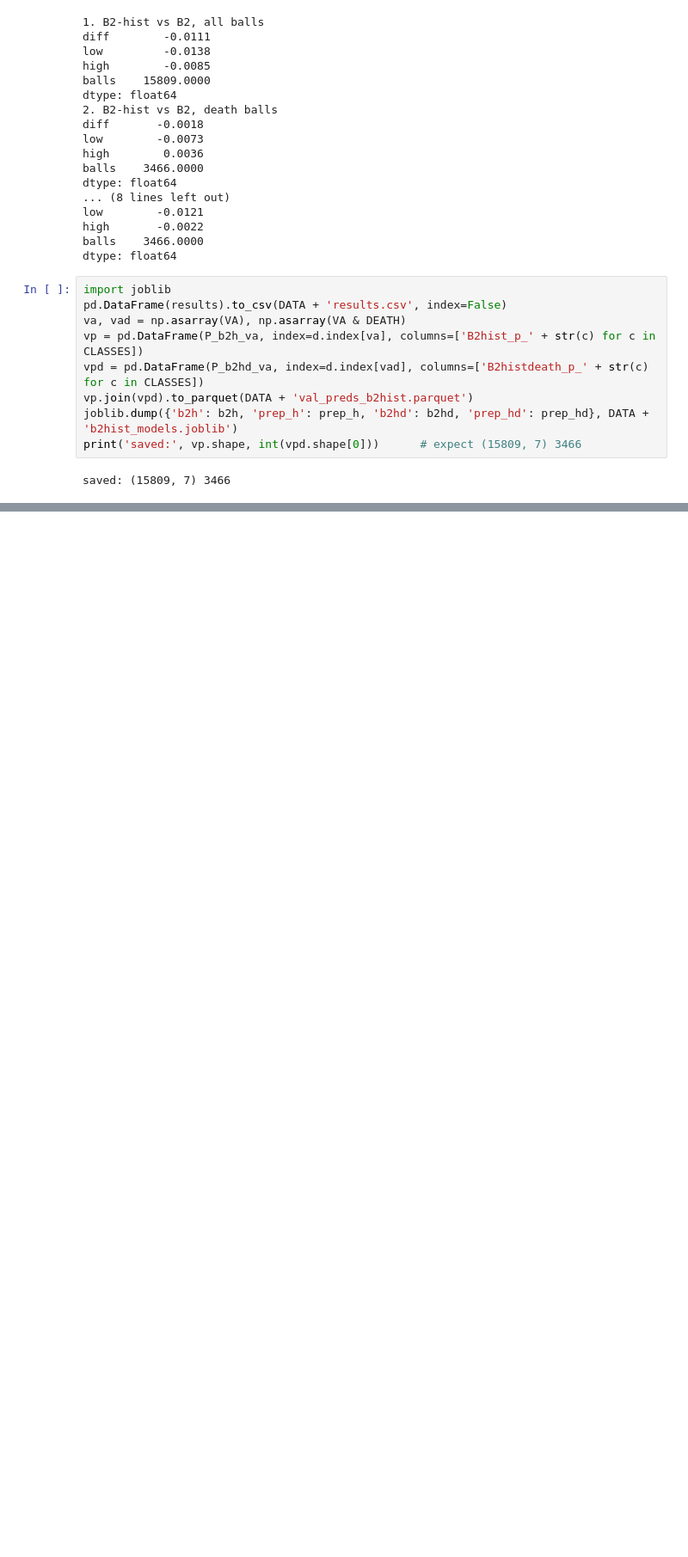
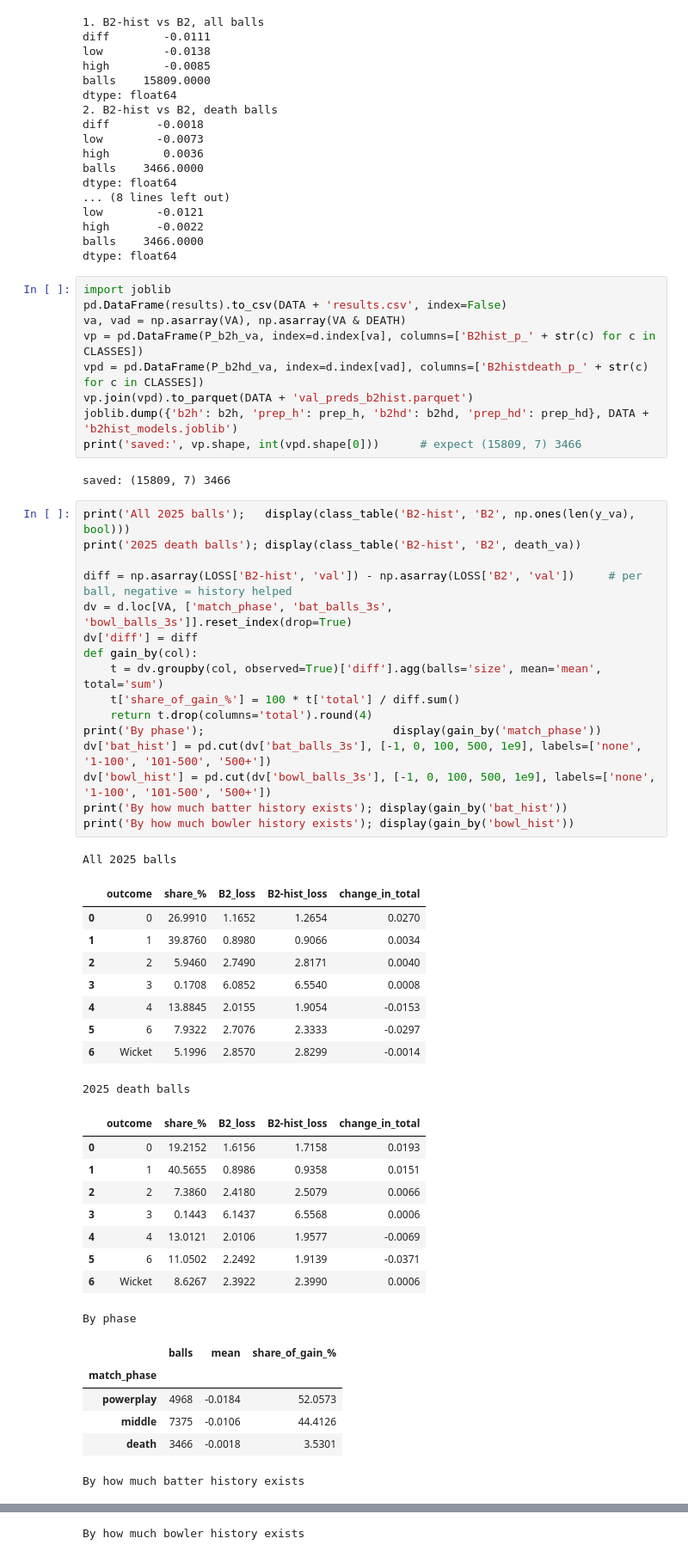
Before and after one commit to arjunnamburi/ml_death_overs_ipl, a Jupyter notebook: notebooks/models.ipynb, the cells around one changed output, grey strips where cells are left out. Shown at 86% size. Cells and saved outputs as stored; diff of their text form; blank space fills up the shorter version.

```diff
--- a/notebooks/models.ipynb
+++ b/notebooks/models.ipynb
@@ -1147,3 +1147,45 @@ joblib.dump({'b2h': b2h, 'prep_h': prep_h, 'b2hd': b2hd, 'prep_hd': prep_hd}, DA
 print('saved:', vp.shape, int(vpd.shape[0]))      # expect (15809, 7) 3466
 # %% [output]
 saved: (15809, 7) 3466
+# %%
+print('All 2025 balls');   display(class_table('B2-hist', 'B2', np.ones(len(y_va), bool)))
+print('2025 death balls'); display(class_table('B2-hist', 'B2', death_va))
+
+diff = np.asarray(LOSS['B2-hist', 'val']) - np.asarray(LOSS['B2', 'val'])     # per ball, negative = history helped
+dv = d.loc[VA, ['match_phase', 'bat_balls_3s', 'bowl_balls_3s']].reset_index(drop=True)
+dv['diff'] = diff
+def gain_by(col):
+    t = dv.groupby(col, observed=True)['diff'].agg(balls='size', mean='mean', total='sum')
+    t['share_of_gain_%'] = 100 * t['total'] / diff.sum()
+    return t.drop(columns='total').round(4)
+print('By phase');                            display(gain_by('match_phase'))
+dv['bat_hist'] = pd.cut(dv['bat_balls_3s'], [-1, 0, 100, 500, 1e9], labels=['none', '1-100', '101-500', '500+'])
+dv['bowl_hist'] = pd.cut(dv['bowl_balls_3s'], [-1, 0, 100, 500, 1e9], labels=['none', '1-100', '101-500', '500+'])
+print('By how much batter history exists'); display(gain_by('bat_hist'))
+print('By how much bowler history exists'); display(gain_by('bowl_hist'))
+# %% [output]
+All 2025 balls
+|  | outcome | share_% | B2_loss | B2-hist_loss | change_in_total |
+| 0 | 0 | 26.9910 | 1.1652 | 1.2654 | 0.0270 |
+| 1 | 1 | 39.8760 | 0.8980 | 0.9066 | 0.0034 |
+| 2 | 2 | 5.9460 | 2.7490 | 2.8171 | 0.0040 |
+| 3 | 3 | 0.1708 | 6.0852 | 6.5540 | 0.0008 |
+| 4 | 4 | 13.8845 | 2.0155 | 1.9054 | -0.0153 |
+| 5 | 6 | 7.9322 | 2.7076 | 2.3333 | -0.0297 |
+| 6 | Wicket | 5.1996 | 2.8570 | 2.8299 | -0.0014 |
+2025 death balls
+|  | outcome | share_% | B2_loss | B2-hist_loss | change_in_total |
+| 0 | 0 | 19.2152 | 1.6156 | 1.7158 | 0.0193 |
+| 1 | 1 | 40.5655 | 0.8986 | 0.9358 | 0.0151 |
+| 2 | 2 | 7.3860 | 2.4180 | 2.5079 | 0.0066 |
+| 3 | 3 | 0.1443 | 6.1437 | 6.5568 | 0.0006 |
+| 4 | 4 | 13.0121 | 2.0106 | 1.9577 | -0.0069 |
+| 5 | 6 | 11.0502 | 2.2492 | 1.9139 | -0.0371 |
+| 6 | Wicket | 8.6267 | 2.3922 | 2.3990 | 0.0006 |
+By phase
+|  | balls | mean | share_of_gain_% |
+| match_phase |  |  |  |
+| powerplay | 4968 | -0.0184 | 52.0573 |
+| middle | 7375 | -0.0106 | 44.4126 |
+| death | 3466 | -0.0018 | 3.5301 |
+By how much batter history exists
@@ -1149,0 +1198 @@ saved: (15809, 7) 3466
+By how much bowler history exists
```
Also changed, not shown: parts of 2 cells of this notebook.
